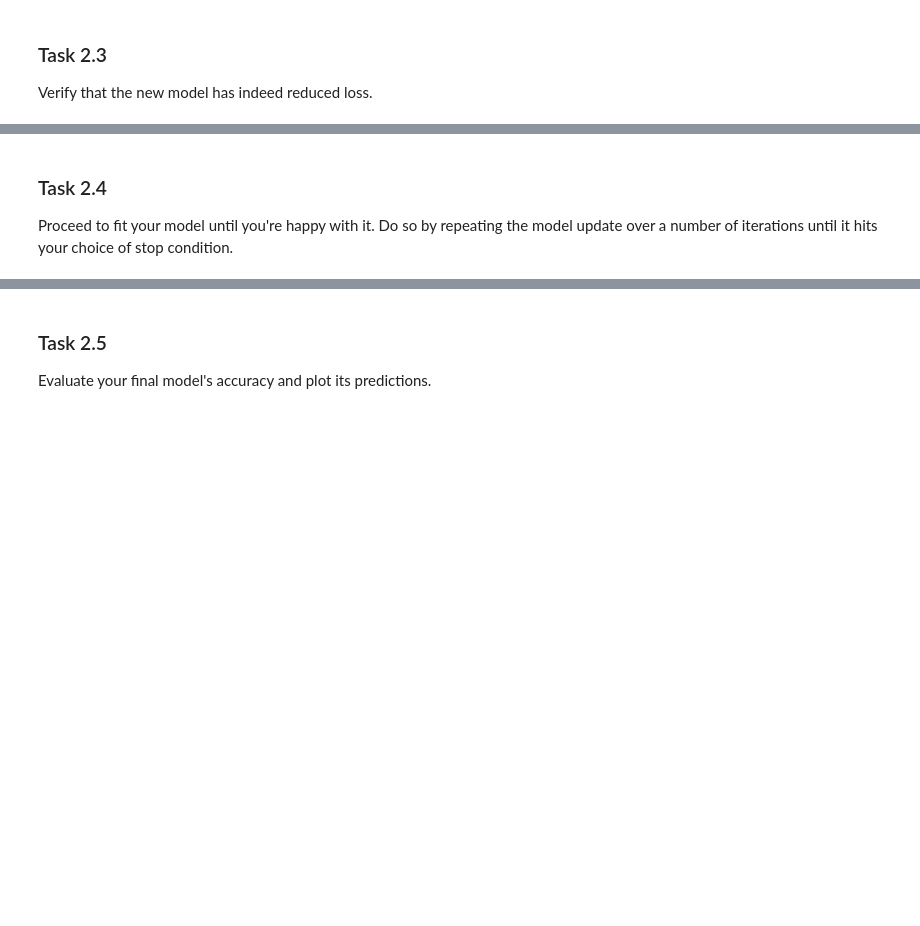
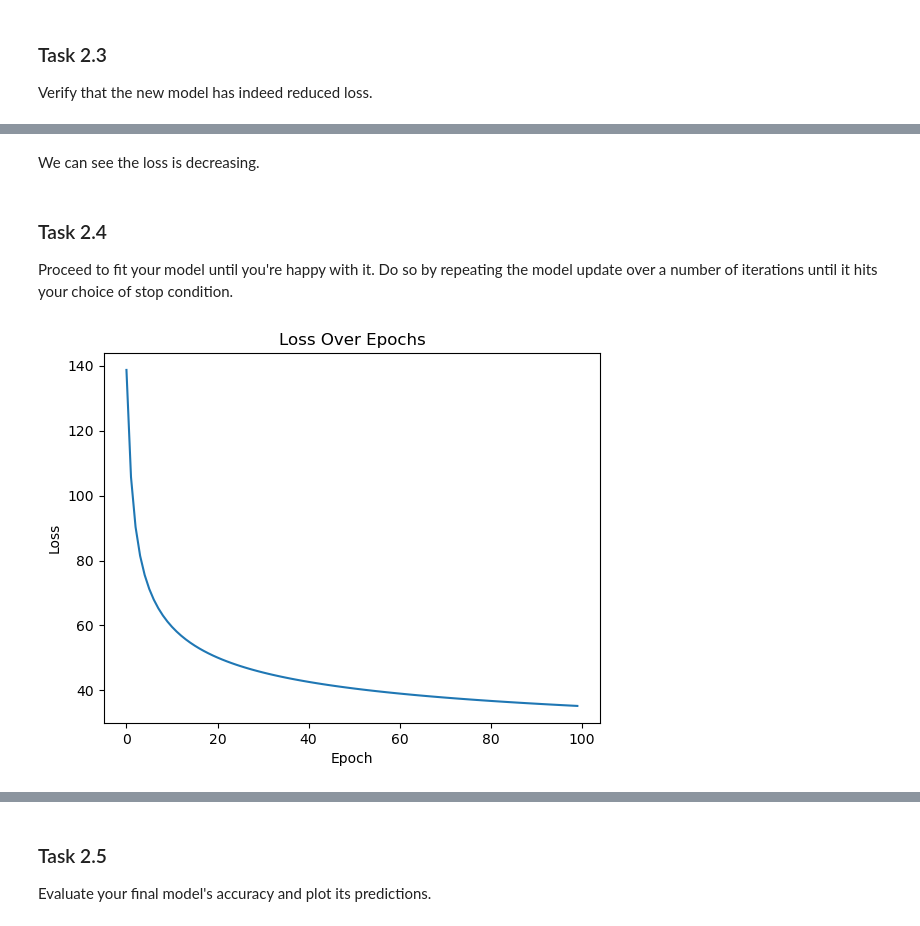
Before and after one commit to sean-meade/Neural-Networks, a Jupyter notebook: Etivity2_NeuralNetworks_9539719.ipynb, the cells around one changed output, grey strips where cells are left out. Cells and saved outputs as stored; diff of their text form; code cells hidden in the pictures; blank space fills up the shorter version.

Commit message:
Update Task 2

```diff
--- a/Etivity2_NeuralNetworks_9539719.ipynb
+++ b/Etivity2_NeuralNetworks_9539719.ipynb
@@ -312,23 +296,3 @@ $$w_{new}=w_{current}-lr\times gradient_w$$
 ### Tasks 2.1 & 2.2
  1. Implement a loss function using the sum of squared errors defined above.
  2. Implement a model update function that will calculate gradients for your perceptron's weights/bias and return you a new set of weights/bias that reduces loss. You can try starting with $lr=0.01$ and $\epsilon=0.01$.
-# %%
-class Perceptron (Evaluate_Only_Perceptron):
-    """
-    A perceptron is a single neuron with a single activation function.
-    """
-
-    def __init__(self, number_features: int) -> None:
-        # Call the constructor of the Parent class
-        super().__init__(number_features=number_features)
-
-    # Task 2.1
-    def _loss_function(self, predicted: np.ndarray, actual: np.ndarray) -> float:
-        return np.sum((actual - predicted) ** 2)
-
-    # Task 2.2
-    def _model_update(self, inputs: np.ndarray, actual: np.ndarray, learning_rate: float = 0.01) -> None:
-        pass    # Define
-
-    def fit(self, inputs: np.ndarray, actual: np.ndarray, epochs: int = 100, learning_rate: float = 0.01, tolerance: float = 0.01) -> None:
-        pass
@@ -338,3 +466,5 @@ Verify that the new model has indeed reduced loss.
+# %% [markdown]
+We can see the loss is decreasing.
 # %% [markdown]
 ### Task 2.4
 Proceed to fit your model until you're happy with it. Do so by repeating the model update over a number of iterations until it hits your choice of stop condition.
@@ -349,0 +471,14 @@ predicted_groups = map_to_group(perceptron.evaluate(input_data))
+# %%
+# Train the perceptron
+perceptron = Perceptron()
+losses = perceptron.fit(input_data, Group-1)
+
+# Plot the loss over epochs
+plt.figure()
+plt.plot(losses)
+plt.title("Loss Over Epochs")
+plt.xlabel("Epoch")
+plt.ylabel("Loss")
+plt.show()
+# %% [output]
+[figure, added]
```
Also changed, not shown: parts of 15 cells of this notebook.
